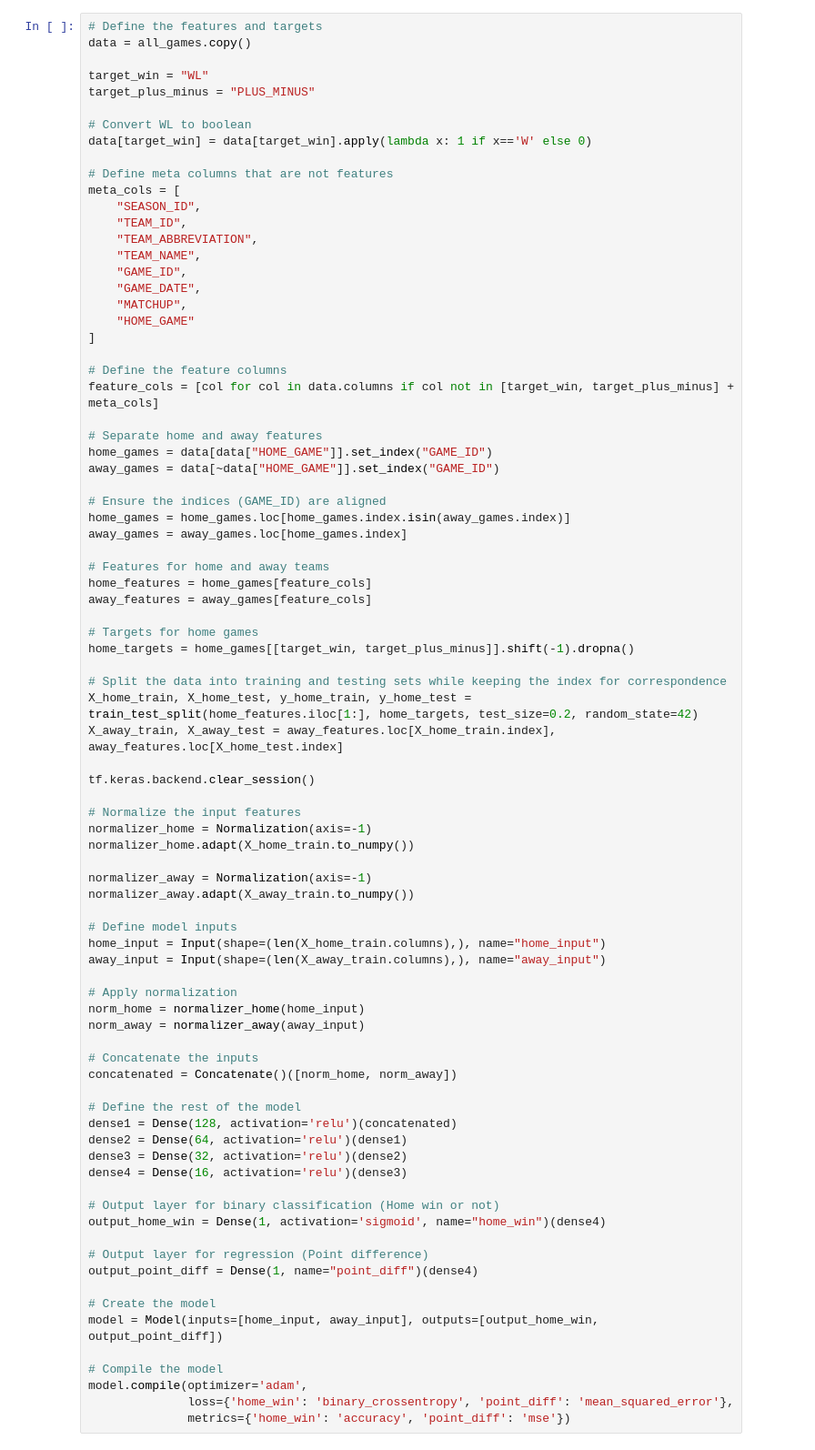
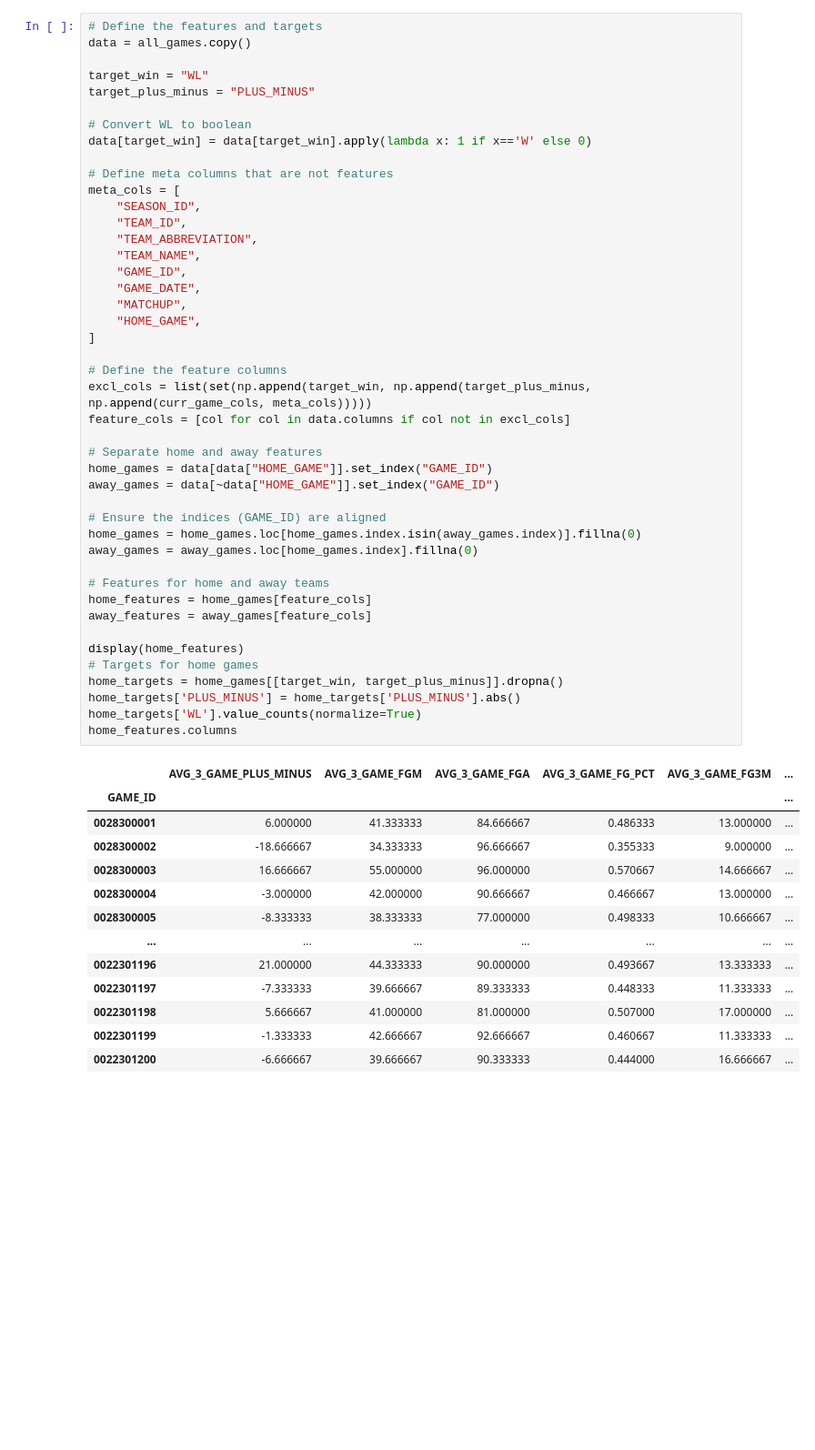
Before and after one commit to gari715135/deep-learning-intro-course, a Jupyter notebook: sample_projects/nba/nba.ipynb, the cells around one changed output. Shown at 91% size. Saved outputs shown, nothing was run; the diff lists cells and outputs as text; blank space fills up the shorter version.

```diff
--- a/sample_projects/nba/nba.ipynb
+++ b/sample_projects/nba/nba.ipynb
@@ -60,79 +56,54 @@ data = all_games.copy()
 target_win = "WL"
 target_plus_minus = "PLUS_MINUS"
 
 # Convert WL to boolean
 data[target_win] = data[target_win].apply(lambda x: 1 if x=='W' else 0)
 
 # Define meta columns that are not features
 meta_cols = [
     "SEASON_ID",
     "TEAM_ID",
     "TEAM_ABBREVIATION",
     "TEAM_NAME",
     "GAME_ID",
     "GAME_DATE",
     "MATCHUP",
-    "HOME_GAME"
+    "HOME_GAME",
 ]
 
 # Define the feature columns
-feature_cols = [col for col in data.columns if col not in [target_win, target_plus_minus] + meta_cols]
+excl_cols = list(set(np.append(target_win, np.append(target_plus_minus, np.append(curr_game_cols, meta_cols)))))
+feature_cols = [col for col in data.columns if col not in excl_cols]
 
 # Separate home and away features
 home_games = data[data["HOME_GAME"]].set_index("GAME_ID")
 away_games = data[~data["HOME_GAME"]].set_index("GAME_ID")
 
 # Ensure the indices (GAME_ID) are aligned
-home_games = home_games.loc[home_games.index.isin(away_games.index)]
-away_games = away_games.loc[home_games.index]
+home_games = home_games.loc[home_games.index.isin(away_games.index)].fillna(0)
+away_games = away_games.loc[home_games.index].fillna(0)
 
 # Features for home and away teams
 home_features = home_games[feature_cols]
 away_features = away_games[feature_cols]
 
+display(home_features)
 # Targets for home games
-home_targets = home_games[[target_win, target_plus_minus]].shift(-1).dropna()
-
-# Split the data into training and testing sets while keeping the index for correspondence
-X_home_train, X_home_test, y_home_train, y_home_test = train_test_split(home_features.iloc[1:], home_targets, test_size=0.2, random_state=42)
-X_away_train, X_away_test = away_features.loc[X_home_train.index], away_features.loc[X_home_test.index]
-
-tf.keras.backend.clear_session()
-
-# Normalize the input features
-normalizer_home = Normalization(axis=-1)
-normalizer_home.adapt(X_home_train.to_numpy())
-
-normalizer_away = Normalization(axis=-1)
-normalizer_away.adapt(X_away_train.to_numpy())
-
-# Define model inputs
-home_input = Input(shape=(len(X_home_train.columns),), name="home_input")
-away_input = Input(shape=(len(X_away_train.columns),), name="away_input")
-
-# Apply normalization
-norm_home = normalizer_home(home_input)
-norm_away = normalizer_away(away_input)
-
-# Concatenate the inputs
-concatenated = Concatenate()([norm_home, norm_away])
-
-# Define the rest of the model
-dense1 = Dense(128, activation='relu')(concatenated)
-dense2 = Dense(64, activation='relu')(dense1)
-dense3 = Dense(32, activation='relu')(dense2)
-dense4 = Dense(16, activation='relu')(dense3)
-
-# Output layer for binary classification (Home win or not)
-output_home_win = Dense(1, activation='sigmoid', name="home_win")(dense4)
-
-# Output layer for regression (Point difference)
-output_point_diff = Dense(1, name="point_diff")(dense4)
-
-# Create the model
-model = Model(inputs=[home_input, away_input], outputs=[output_home_win, output_point_diff])
-
-# Compile the model
-model.compile(optimizer='adam',
-              loss={'home_win': 'binary_crossentropy', 'point_diff': 'mean_squared_error'},
-              metrics={'home_win': 'accuracy', 'point_diff': 'mse'})
+home_targets = home_games[[target_win, target_plus_minus]].dropna()
+home_targets['PLUS_MINUS'] = home_targets['PLUS_MINUS'].abs()
+home_targets['WL'].value_counts(normalize=True)
+home_features.columns
+# %% [output]
+|  | AVG_3_GAME_PLUS_MINUS | AVG_3_GAME_FGM | AVG_3_GAME_FGA | AVG_3_GAME_FG_PCT | AVG_3_GAME_FG3M | ... |
+| GAME_ID |  |  |  |  |  | ... |
+| 0028300001 | 6.000000 | 41.333333 | 84.666667 | 0.486333 | 13.000000 | ... |
+| 0028300002 | -18.666667 | 34.333333 | 96.666667 | 0.355333 | 9.000000 | ... |
+| 0028300003 | 16.666667 | 55.000000 | 96.000000 | 0.570667 | 14.666667 | ... |
+| 0028300004 | -3.000000 | 42.000000 | 90.666667 | 0.466667 | 13.000000 | ... |
+| 0028300005 | -8.333333 | 38.333333 | 77.000000 | 0.498333 | 10.666667 | ... |
+| ... | ... | ... | ... | ... | ... | ... |
+| 0022301196 | 21.000000 | 44.333333 | 90.000000 | 0.493667 | 13.333333 | ... |
+| 0022301197 | -7.333333 | 39.666667 | 89.333333 | 0.448333 | 11.333333 | ... |
+| 0022301198 | 5.666667 | 41.000000 | 81.000000 | 0.507000 | 17.000000 | ... |
+| 0022301199 | -1.333333 | 42.666667 | 92.666667 | 0.460667 | 11.333333 | ... |
+| 0022301200 | -6.666667 | 39.666667 | 90.333333 | 0.444000 | 16.666667 | ... |
```
Also changed, not shown: parts of 8 cells of this notebook, 3 other files.
